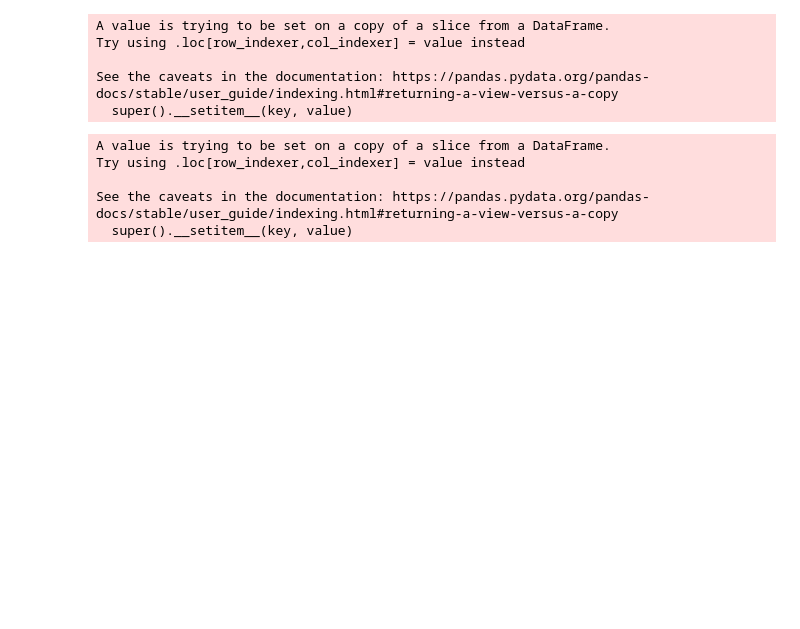
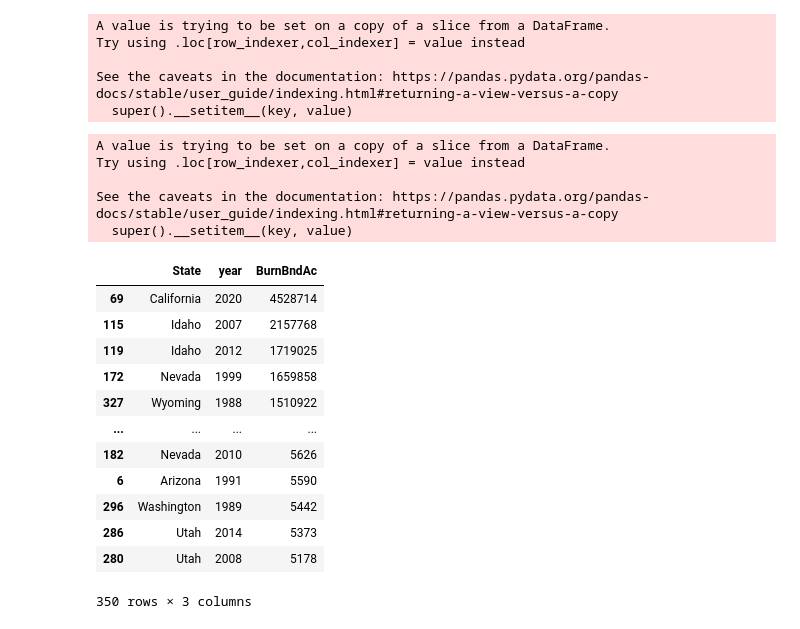
Before and after one commit to cake-dev/cake-dev.github.io, a Jupyter notebook: Project2/data_notebook.ipynb, the cells around one changed output. Saved outputs shown, nothing was run; the diff lists cells and outputs as text; code cells hidden in the pictures; blank space fills up the shorter version.

```diff
--- a/Project2/data_notebook.ipynb
+++ b/Project2/data_notebook.ipynb
@@ -88,5 +82,23 @@ See the caveats in the documentation: https://pandas.pydata.org/pandas-docs/stab
   super().__setitem__(key, value)
 # %%
 burned_area_per_year_per_state = pd.DataFrame(western_fires.groupby(["State", "year"])["BurnBndAc"].sum())
+# %%
+burned_area_per_year_per_state = burned_area_per_year_per_state.sort_values(by="BurnBndAc", ascending=False)
+# %%
+burned_area_per_year_per_state
+# %% [output]
+|  | State | year | BurnBndAc |
+| 69 | California | 2020 | 4528714 |
+| 115 | Idaho | 2007 | 2157768 |
+| 119 | Idaho | 2012 | 1719025 |
+| 172 | Nevada | 1999 | 1659858 |
+| 327 | Wyoming | 1988 | 1510922 |
+| ... | ... | ... | ... |
+| 182 | Nevada | 2010 | 5626 |
+| 6 | Arizona | 1991 | 5590 |
+| 296 | Washington | 1989 | 5442 |
+| 286 | Utah | 2014 | 5373 |
+| 280 | Utah | 2008 | 5178 |
+350 rows × 3 columns
 # %%
 burned_area_per_year_per_state.to_csv("Data/burned_area_per_year_per_state.csv")
```
Also changed, not shown: parts of 8 cells of this notebook, 1 other file.
